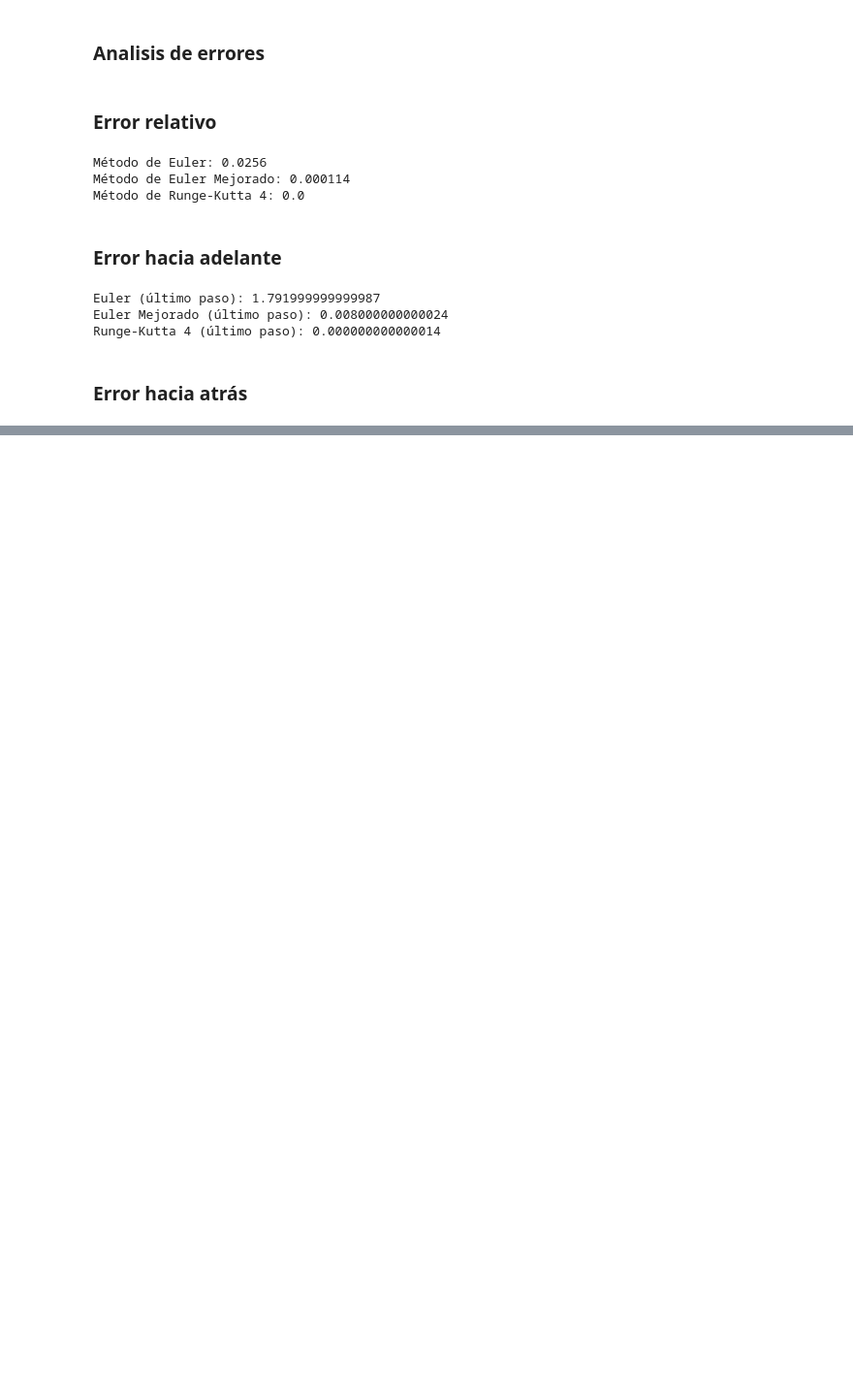
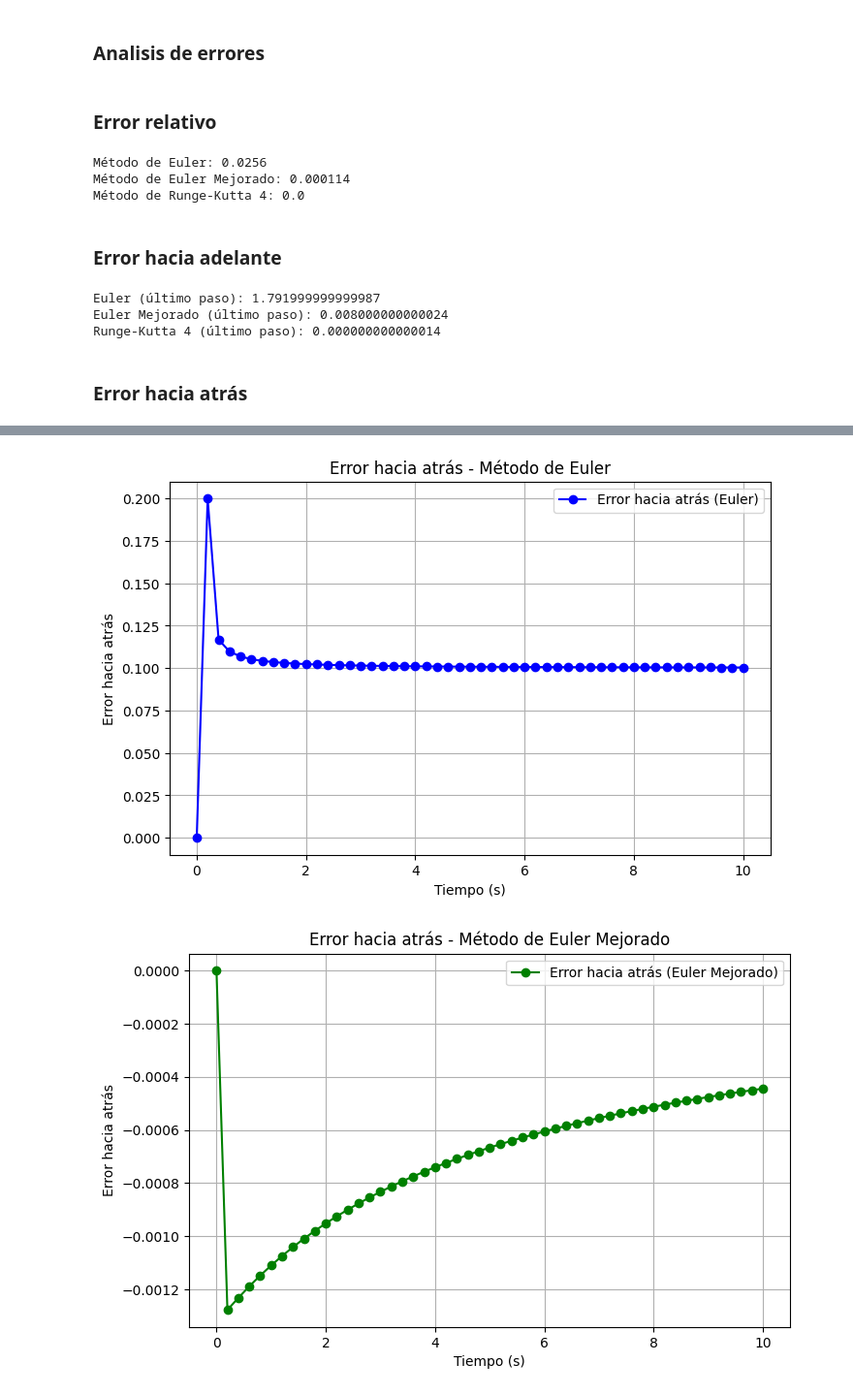
Before and after one commit to andr-migue/ODEs-NumMath-Project, a Jupyter notebook: src/parte_a.ipynb, the cells around one changed output, grey strips where cells are left out. Shown at 97% size. Cells and saved outputs as stored; diff of their text form; code cells hidden in the pictures; blank space fills up the shorter version.

```diff
--- a/src/parte_a.ipynb
+++ b/src/parte_a.ipynb
@@ -143,0 +146,70 @@ para cada y_euler encontrar x^ tq  f(x^) = y_euler
+# %%
+import numpy as np
+import matplotlib.pyplot as plt
+from scipy.optimize import fsolve
+
+
+# 4. Calcular los x* resolviendo y_real(x*) = y_aprox[i]
+x_star_euler = np.zeros_like(x_euler)
+x_star_improved_euler = np.zeros_like(x_improved_euler)
+x_star_rk4 = np.zeros_like(x_rk4)
+
+for i in range(len(x_euler)):
+    # Definir la ecuación a resolver
+    def func(x):
+        return exact_solution(x) - y_euler[i]
+    # Usar como punto inicial el mismo x_euler[i] (buena suposición)
+    x_star_euler[i] = fsolve(func, x_euler[i])[0]
+
+for i in range(len(x_improved_euler)):
+    # Definir la ecuación a resolver
+    def func(x):
+        return exact_solution(x) - y_improved_euler[i]
+    # Usar como punto inicial el mismo x_improved_euler[i] (buena suposición)
+    x_star_improved_euler[i] = fsolve(func, x_improved_euler[i])[0]
+
+for i in range(len(x_rk4)):
+    # Definir la ecuación a resolver
+    def func(x):
+        return exact_solution(x) - y_rk4[i]
+    # Usar como punto inicial el mismo x_rk4[i] (buena suposición)
+    x_star_rk4[i] = fsolve(func, x_rk4[i])[0]
+
+# 5. Calcular error hacia atrás
+error_backward_euler = x_euler - x_star_euler
+error_backward_improved_euler = x_improved_euler - x_star_improved_euler
+error_backward_rk4 = x_rk4 - x_star_rk4
+
+# 7. Graficar el error hacia atrás
+# Gráfico del error hacia atrás para el método de Euler
+plt.figure(figsize=(8, 5))
+plt.plot(x_euler, error_backward_euler, marker='o', label='Error hacia atrás (Euler)', color='blue')
+plt.xlabel('Tiempo (s)')
+plt.ylabel('Error hacia atrás')
+plt.title('Error hacia atrás - Método de Euler')
+plt.grid(True)
+plt.legend()
+plt.show()
+
+# Gráfico del error hacia atrás para el método de Euler Mejorado
+plt.figure(figsize=(8, 5))
+plt.plot(x_improved_euler, error_backward_improved_euler, marker='o', label='Error hacia atrás (Euler Mejorado)', color='green')
+plt.xlabel('Tiempo (s)')
+plt.ylabel('Error hacia atrás')
+plt.title('Error hacia atrás - Método de Euler Mejorado')
+plt.grid(True)
+plt.legend()
+plt.show()
+
+# Gráfico del error hacia atrás para el método de Runge-Kutta 4
+plt.figure(figsize=(8, 5))
+plt.plot(x_rk4, error_backward_rk4, marker='o', label='Error hacia atrás (RK4)', color='red')
+plt.xlabel('Tiempo (s)')
+plt.ylabel('Error hacia atrás')
+plt.title('Error hacia atrás - Método de Runge-Kutta 4')
+plt.grid(True)
+plt.legend()
+plt.show()
+# %% [output]
+[figure, added]
+[figure, added]
```
Also changed, not shown: parts of 6 cells of this notebook.
